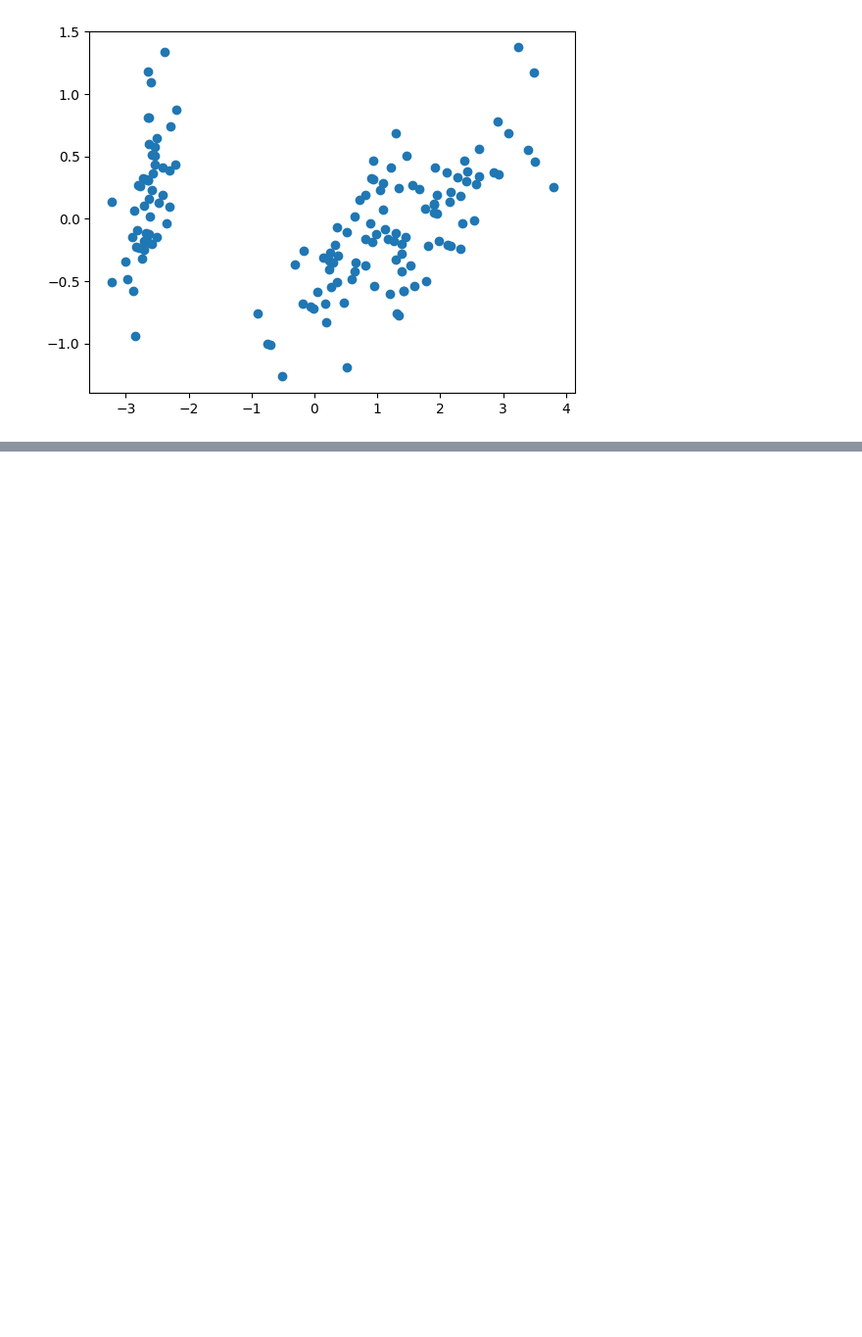
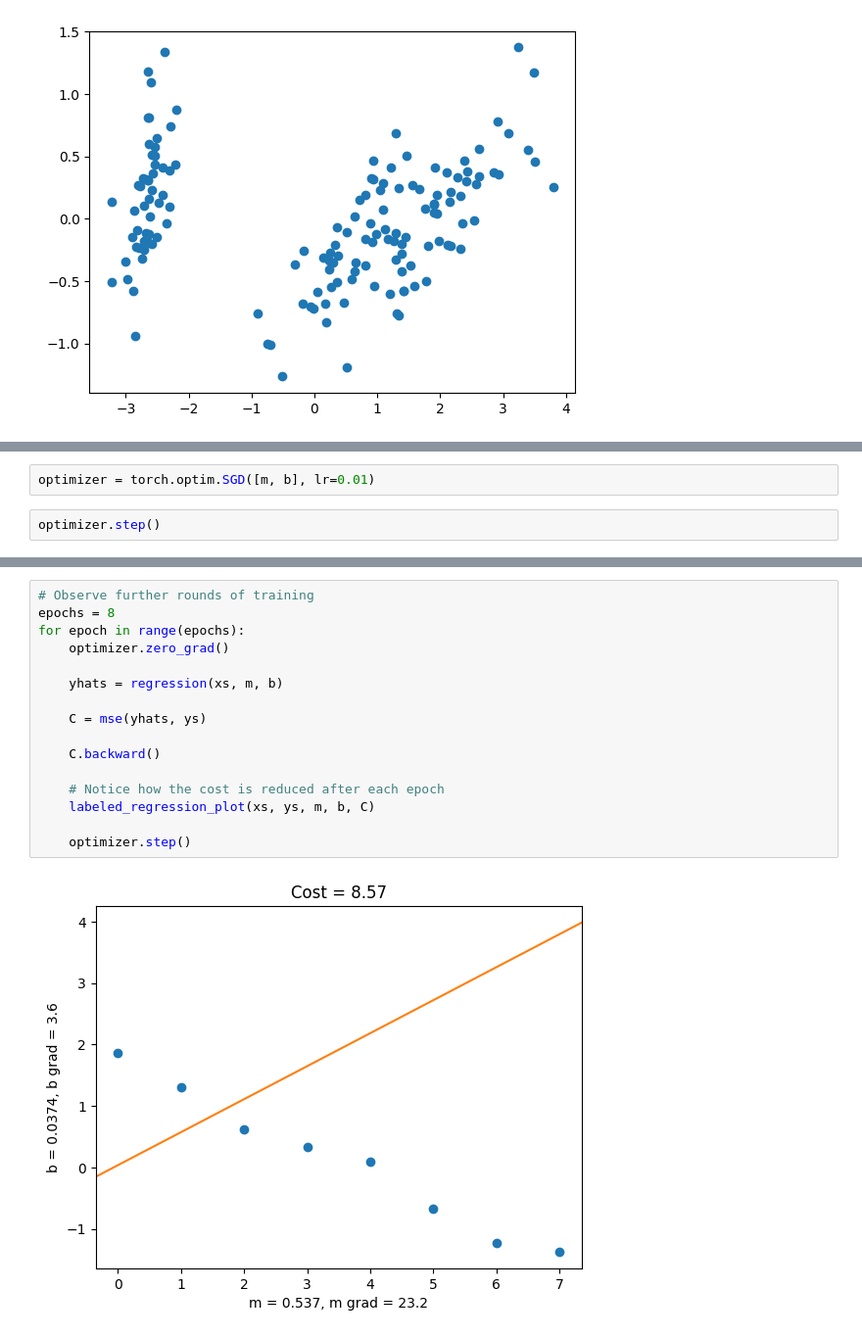
Before and after one commit to iskewedI/Math-foundation-for-ML, a Jupyter notebook: Notebooks/ApplicationsExamples.ipynb, the cells around one changed output, grey strips where cells are left out. Shown: that part at 98% size. Saved outputs shown, nothing was run; the diff lists cells and outputs as text; blank space fills up the shorter version.

```diff
--- a/Notebooks/ApplicationsExamples.ipynb
+++ b/Notebooks/ApplicationsExamples.ipynb
@@ -88,0 +278,4 @@ Error:
+# %%
+optimizer = torch.optim.SGD([m, b], lr=0.01)
+# %%
+optimizer.step()
@@ -88,0 +292,18 @@ Error:
+# %%
+# Observe further rounds of training
+epochs = 8
+for epoch in range(epochs):
+    optimizer.zero_grad()
+
+    yhats = regression(xs, m, b)
+
+    C = mse(yhats, ys)
+
+    C.backward()
+
+    # Notice how the cost is reduced after each epoch
+    labeled_regression_plot(xs, ys, m, b, C)
+
+    optimizer.step()
+# %% [output]
+[figure, added]
```
Also changed, not shown: parts of 27 cells of this notebook, 4 other files.
